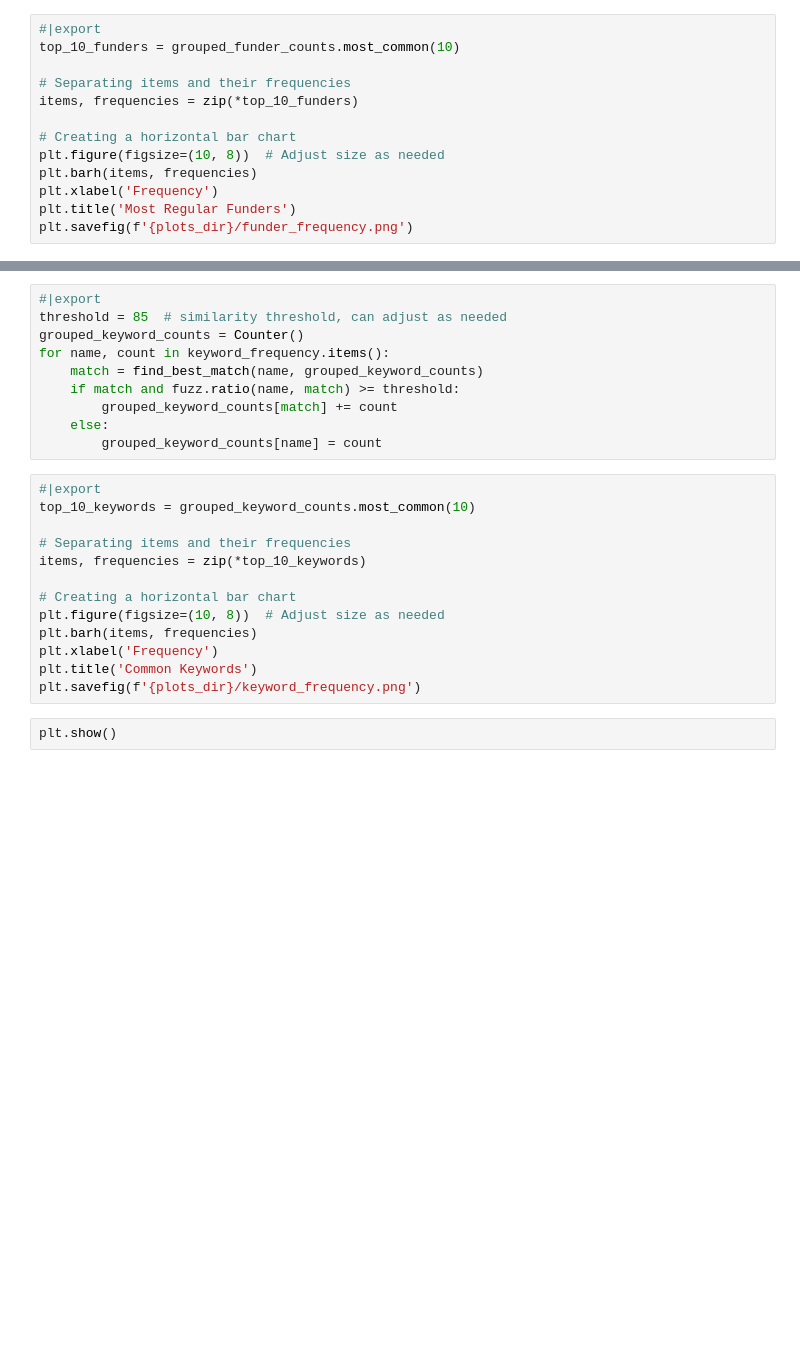
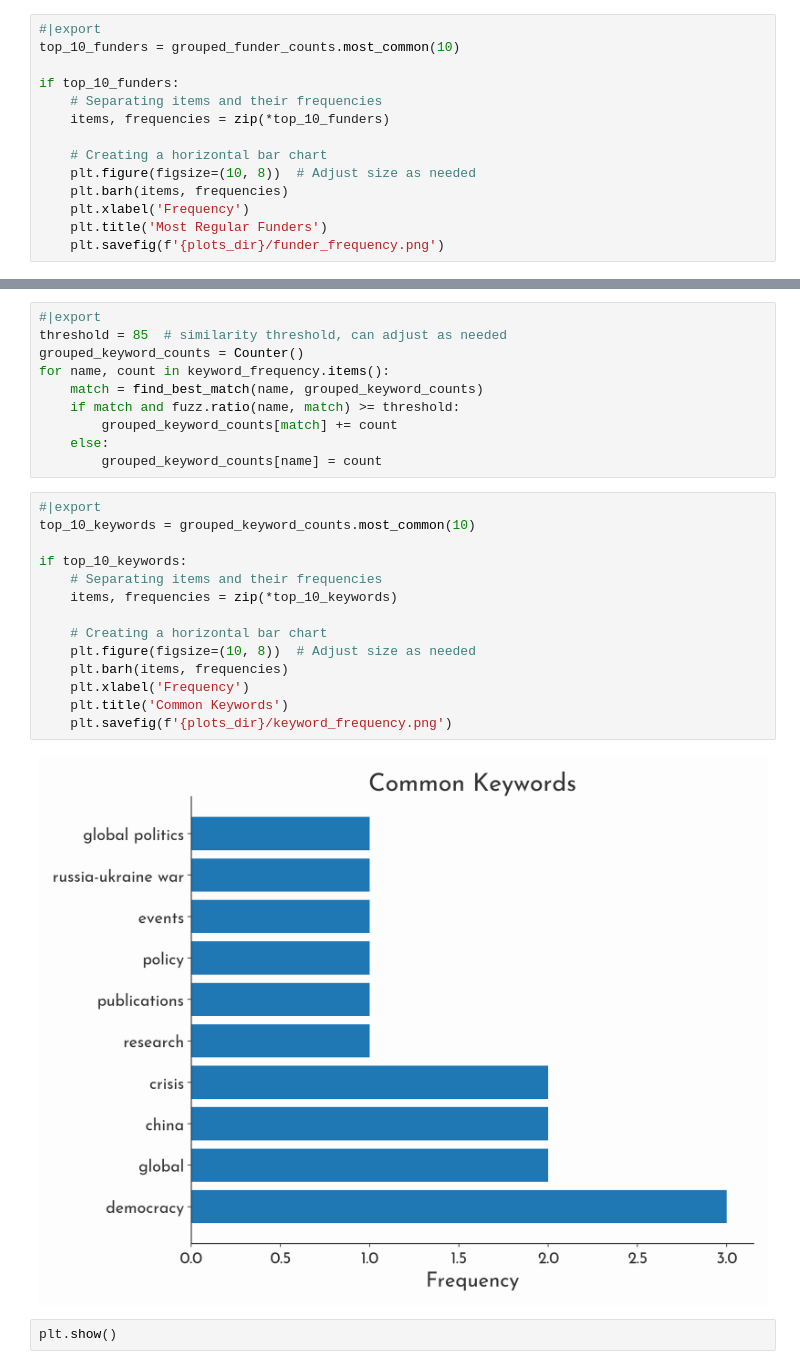
Before and after one commit to Autonomy-Data-Unit/pubcrawler, a Jupyter notebook: nbs/core/05_analysis.ipynb, the cells around one changed output, grey strips where cells are left out. Drawn from its saved outputs; the diff is of its cells as text; blank space fills up the shorter version.

```diff
--- a/nbs/core/05_analysis.ipynb
+++ b/nbs/core/05_analysis.ipynb
@@ -181,15 +222,16 @@ for name, count in funder_frequency.items():
 #|export
 top_10_funders = grouped_funder_counts.most_common(10)
 
-# Separating items and their frequencies
-items, frequencies = zip(*top_10_funders)
+if top_10_funders:
+    # Separating items and their frequencies
+    items, frequencies = zip(*top_10_funders)
 
-# Creating a horizontal bar chart
-plt.figure(figsize=(10, 8))  # Adjust size as needed
-plt.barh(items, frequencies)
-plt.xlabel('Frequency')
-plt.title('Most Regular Funders')
-plt.savefig(f'{plots_dir}/funder_frequency.png')
+    # Creating a horizontal bar chart
+    plt.figure(figsize=(10, 8))  # Adjust size as needed
+    plt.barh(items, frequencies)
+    plt.xlabel('Frequency')
+    plt.title('Most Regular Funders')
+    plt.savefig(f'{plots_dir}/funder_frequency.png')
 # %%
 plt.show()
 # %% [markdown]
@@ -213,16 +255,19 @@ for name, count in keyword_frequency.items():
 # %%
 #|export
 top_10_keywords = grouped_keyword_counts.most_common(10)
 
-# Separating items and their frequencies
-items, frequencies = zip(*top_10_keywords)
+if top_10_keywords:
+    # Separating items and their frequencies
+    items, frequencies = zip(*top_10_keywords)
 
-# Creating a horizontal bar chart
-plt.figure(figsize=(10, 8))  # Adjust size as needed
-plt.barh(items, frequencies)
-plt.xlabel('Frequency')
-plt.title('Common Keywords')
-plt.savefig(f'{plots_dir}/keyword_frequency.png')
+    # Creating a horizontal bar chart
+    plt.figure(figsize=(10, 8))  # Adjust size as needed
+    plt.barh(items, frequencies)
+    plt.xlabel('Frequency')
+    plt.title('Common Keywords')
+    plt.savefig(f'{plots_dir}/keyword_frequency.png')
+# %% [output]
+[figure, added]
 # %%
 plt.show()
 # %% [markdown]
```
Also changed, not shown: parts of 12 cells of this notebook, 6 other files.
